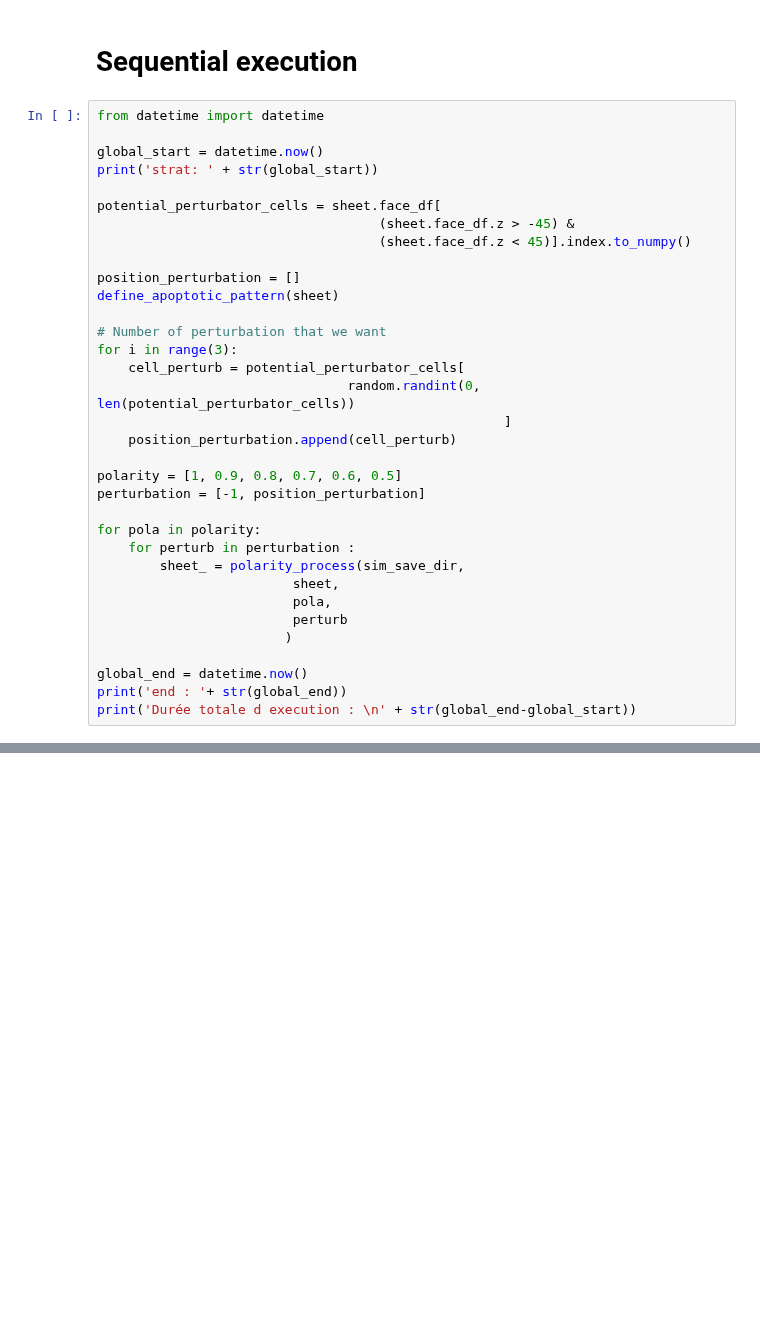
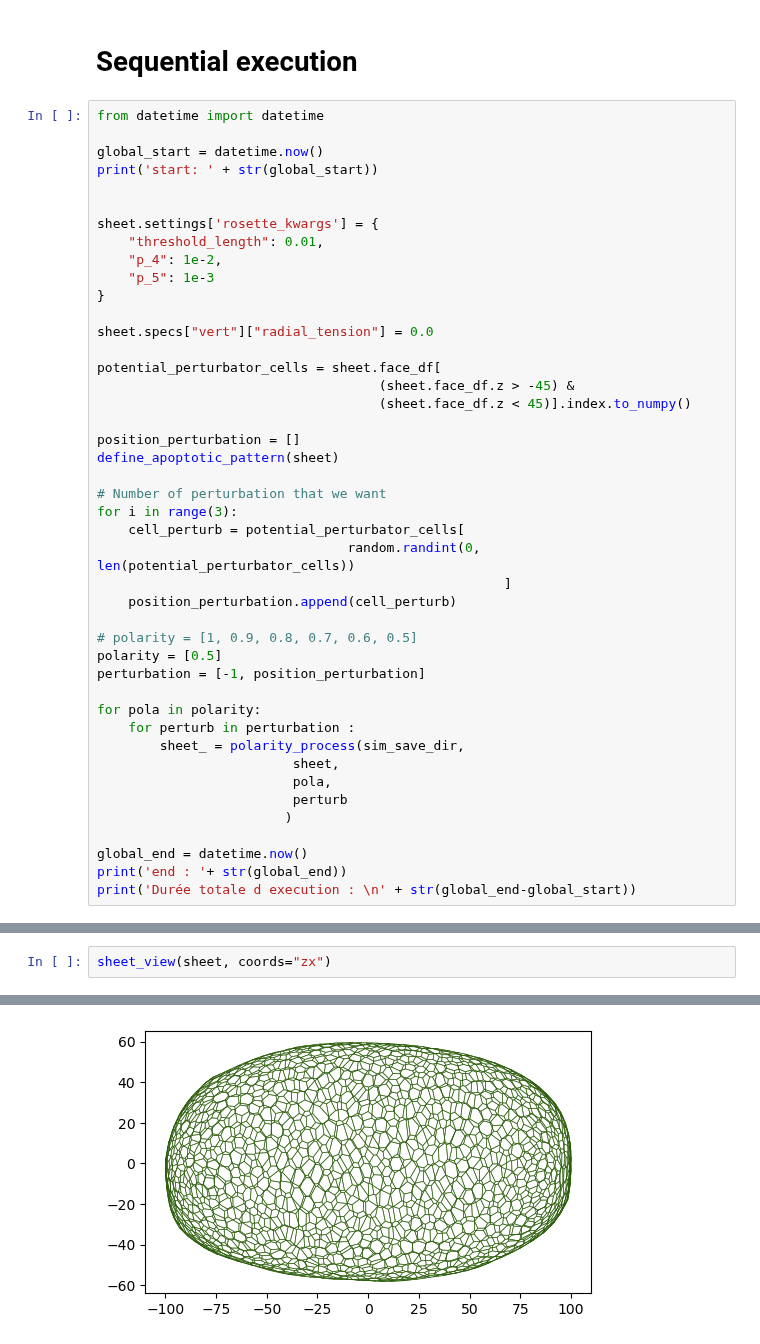
Before and after one commit to suzannelab/polarity, a Jupyter notebook: notebooks/3-Simulations_FiguresPrincipal.ipynb, the cells around one changed output, grey strips where cells are left out. Saved outputs shown, nothing was run; the diff lists cells and outputs as text; blank space fills up the shorter version.

```diff
--- a/notebooks/3-Simulations_FiguresPrincipal.ipynb
+++ b/notebooks/3-Simulations_FiguresPrincipal.ipynb
@@ -33,7 +43,16 @@ define_fold_position(sheet, fold_number=1, position=[-8, 8])
 from datetime import datetime
 
 global_start = datetime.now()
-print('strat: ' + str(global_start))
+print('start: ' + str(global_start))
+
+
+sheet.settings['rosette_kwargs'] = {
+    "threshold_length": 0.01,
+    "p_4": 1e-2,
+    "p_5": 1e-3
+}
+
+sheet.specs["vert"]["radial_tension"] = 0.0
 
 potential_perturbator_cells = sheet.face_df[
                                     (sheet.face_df.z > -45) &
@@ -49,7 +68,8 @@ for i in range(3):
                                                     ]
     position_perturbation.append(cell_perturb)
 
-polarity = [1, 0.9, 0.8, 0.7, 0.6, 0.5]
+# polarity = [1, 0.9, 0.8, 0.7, 0.6, 0.5]
+polarity = [0.5]
 perturbation = [-1, position_perturbation]
 
 for pola in polarity:
@@ -65,0 +89,3 @@ print('Durée totale d execution : \n' + str(global_end-global_start))
+# %%
+sheet_view(sheet, coords="zx")
+# %% [output]
@@ -65,0 +93 @@ print('Durée totale d execution : \n' + str(global_end-global_start))
+[figure, added]
```
Also changed, not shown: parts of 7 cells of this notebook, 3 other files.
